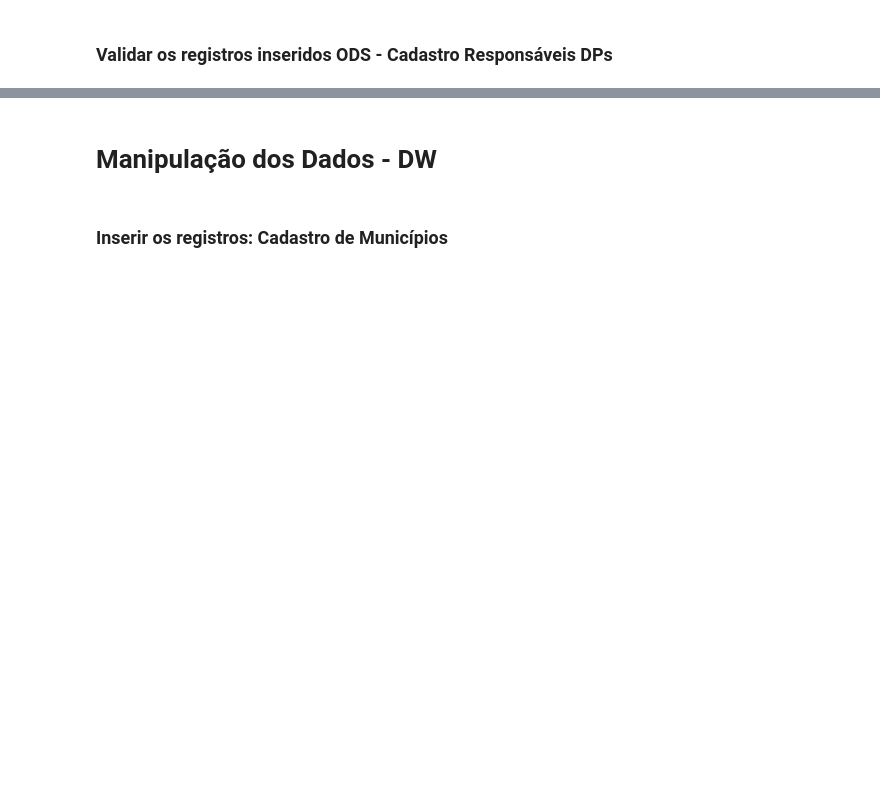
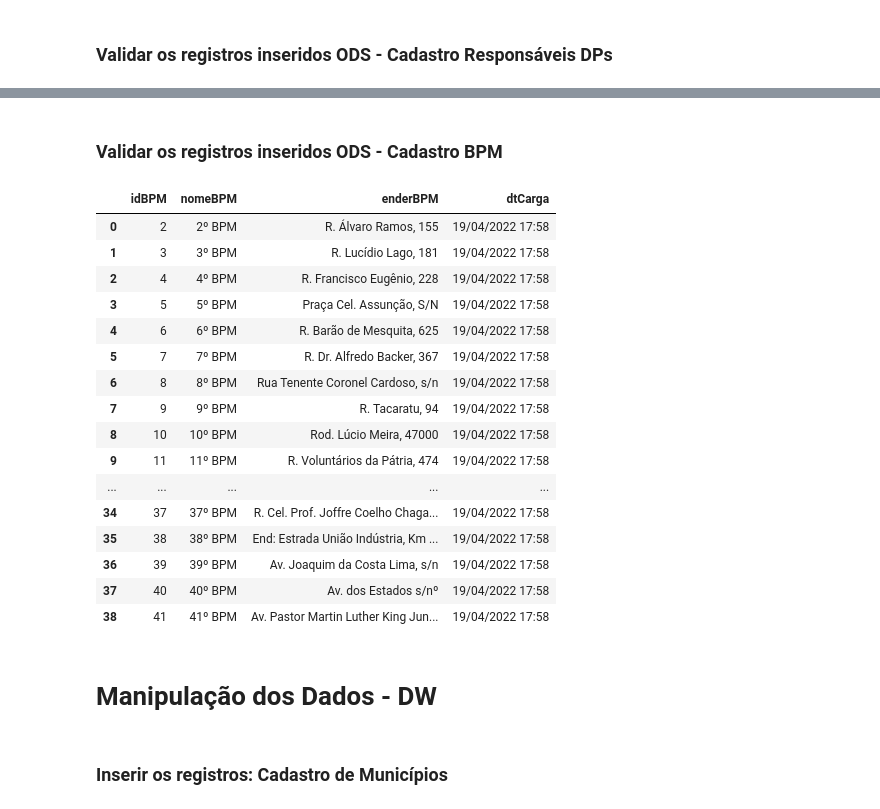
Before and after one commit to JVTemponi/Notebooks, a Jupyter notebook: IBGE/IBGE_DADOS_RJ/Analise_MunicipiosxDelegacias_RJ.ipynb, the cells around one changed output, grey strips where cells are left out. Drawn from its saved outputs; the diff is of its cells as text; code cells hidden in the pictures; blank space fills up the shorter version.

```diff
--- a/IBGE/IBGE_DADOS_RJ/Analise_MunicipiosxDelegacias_RJ.ipynb
+++ b/IBGE/IBGE_DADOS_RJ/Analise_MunicipiosxDelegacias_RJ.ipynb
@@ -54,7 +83,7 @@ tb_log_resp_dp['dtCarga'] = datetime.today().strftime('%d/%m/%Y %H:%M')
 # Configuração Banco de Dados: ODS e DW - SQLite
 # %%
 ##Manipular sistema de arquivos:
-endereco = PosixPath('/home/juvito/Projeto-pyton')
+endereco = PosixPath('/')
 
 #Local onde serão salvas as bases de dados
 bd_ods = endereco / "ibgeODS.db"
@@ -198,3 +356,36 @@ select_ods
+# %% [markdown]
+### Validar os registros inseridos ODS - Cadastro BPM
+# %%
+#Conectar no ODS
+conexao_ods = sql.connect(bd_ods)
+
+#Select de validação:
+select_ods = 'SELECT * FROM tbLogBPM  ORDER BY dtCarga DESC LIMIT ' + str(len(tb_log_bpm))
+select_ods = pd.read_sql(select_ods,conexao_ods)
+
+#Encerrar a conexão
+conexao_ods.close()
+
+#Exibir select de validação
+select_ods
+# %% [output]
+|  | idBPM | nomeBPM | enderBPM | dtCarga |
+| 0 | 2 | 2º BPM | R. Álvaro Ramos, 155 | 19/04/2022 17:58 |
+| 1 | 3 | 3º BPM | R. Lucídio Lago, 181 | 19/04/2022 17:58 |
+| 2 | 4 | 4º BPM | R. Francisco Eugênio, 228 | 19/04/2022 17:58 |
+| 3 | 5 | 5º BPM | Praça Cel. Assunção, S/N | 19/04/2022 17:58 |
+| 4 | 6 | 6º BPM | R. Barão de Mesquita, 625 | 19/04/2022 17:58 |
+| 5 | 7 | 7º BPM | R. Dr. Alfredo Backer, 367 | 19/04/2022 17:58 |
+| 6 | 8 | 8º BPM | Rua Tenente Coronel Cardoso, s/n | 19/04/2022 17:58 |
+| 7 | 9 | 9º BPM | R. Tacaratu, 94 | 19/04/2022 17:58 |
+| 8 | 10 | 10º BPM | Rod. Lúcio Meira, 47000 | 19/04/2022 17:58 |
+| 9 | 11 | 11º BPM | R. Voluntários da Pátria, 474 | 19/04/2022 17:58 |
+| ... | ... | ... | ... | ... |
+| 34 | 37 | 37º BPM | R. Cel. Prof. Joffre Coelho Chaga... | 19/04/2022 17:58 |
+| 35 | 38 | 38º BPM | End: Estrada União Indústria, Km ... | 19/04/2022 17:58 |
+| 36 | 39 | 39º BPM | Av. Joaquim da Costa Lima, s/n | 19/04/2022 17:58 |
+| 37 | 40 | 40º BPM | Av. dos Estados s/nº | 19/04/2022 17:58 |
+| 38 | 41 | 41º BPM | Av. Pastor Martin Luther King Jun... | 19/04/2022 17:58 |
 # %% [markdown]
 # Manipulação dos Dados - DW
 # %% [markdown]
```
Also changed, not shown: parts of 28 cells of this notebook.
